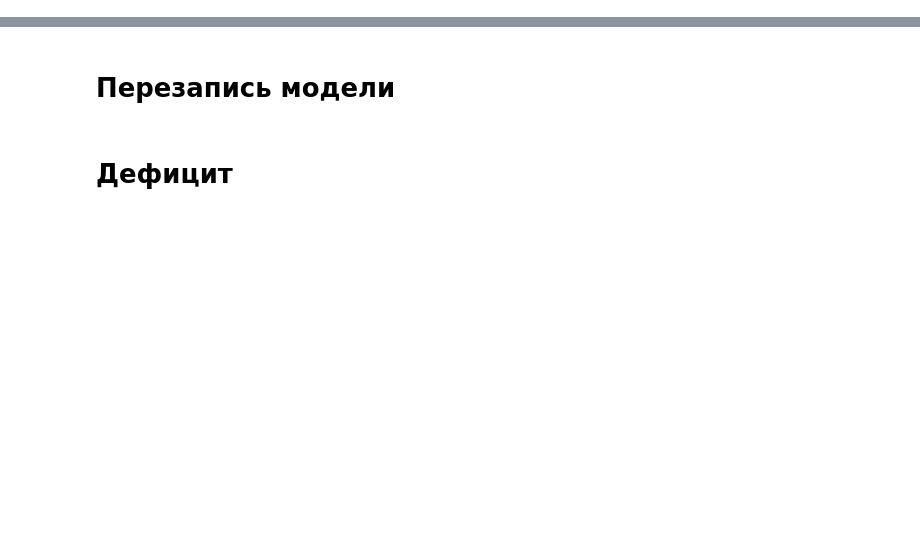
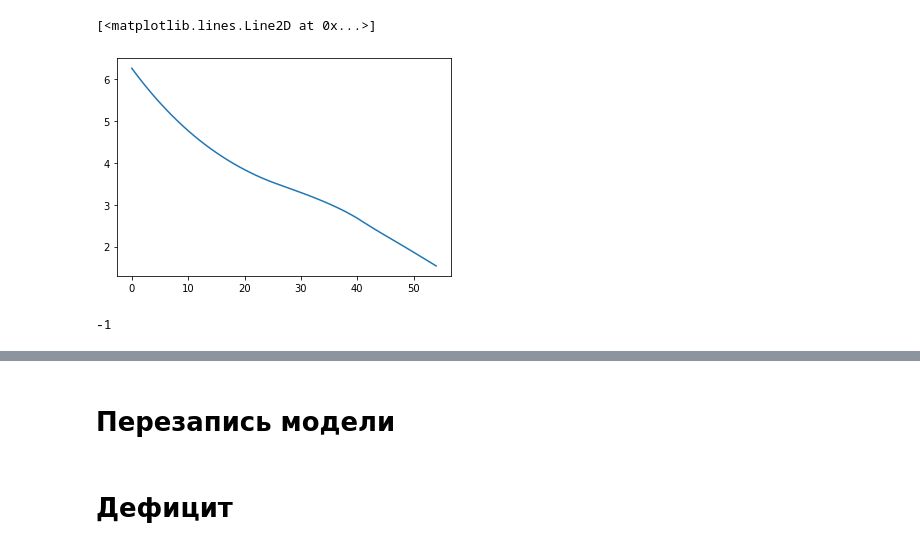
Before and after one commit to mkhlgrv/olg, a Jupyter notebook: steady_state.ipynb, the cells around one changed output, grey strips where cells are left out. Cells and saved outputs as stored; diff of their text form; code cells hidden in the pictures; blank space fills up the shorter version.

```diff
--- a/steady_state.ipynb
+++ b/steady_state.ipynb
@@ -33,9 +46,11 @@ from olg import *
 olg = OLG_model(G=60,T=250,N=N,epsilon=epsilon, rho=rho,
                 gov_ratio=0.2,
                 gov_const=gov_const,
+                gov_strategy = "none",
+                deficit_ratio_initial = deficit_ratio_initial,
                 sigma = sigma_low,Pi=Pi,r = r,price_M =price_M,
                 price_E=price_E, tau_I=tau_I,tau_II=tau_II,tau_Ins=tau_Ins,
-                tau_pi=tau_pi, tau_VA=tau_VA, tau_rho=tau_rho, beta = 0.99,
+                tau_pi=tau_pi, tau_VA=tau_VA, tau_rho=tau_rho, beta = 0.90,
                 theta =1,
                 phi =0.23, # цель 38 миллионов в стеди стейт или 65% в начальном положении
                 psi = 24.
@@ -52,0 +81,10 @@ array([2.43230317e+00, 9.67090498e-01, 8.27697990e-02, 1.76033063e+01,
+# %%
+plt.plot(olg.c[0,250,195:250])
+# plt.plot(olg.a[0,250,195:250])
+# %% [output]
+[<matplotlib.lines.Line2D at 0x...>]
+[figure, added]
+# %%
+np.sign(-1)
+# %% [output]
+-1
```
Also changed, not shown: parts of 44 cells of this notebook, 11 other files.
